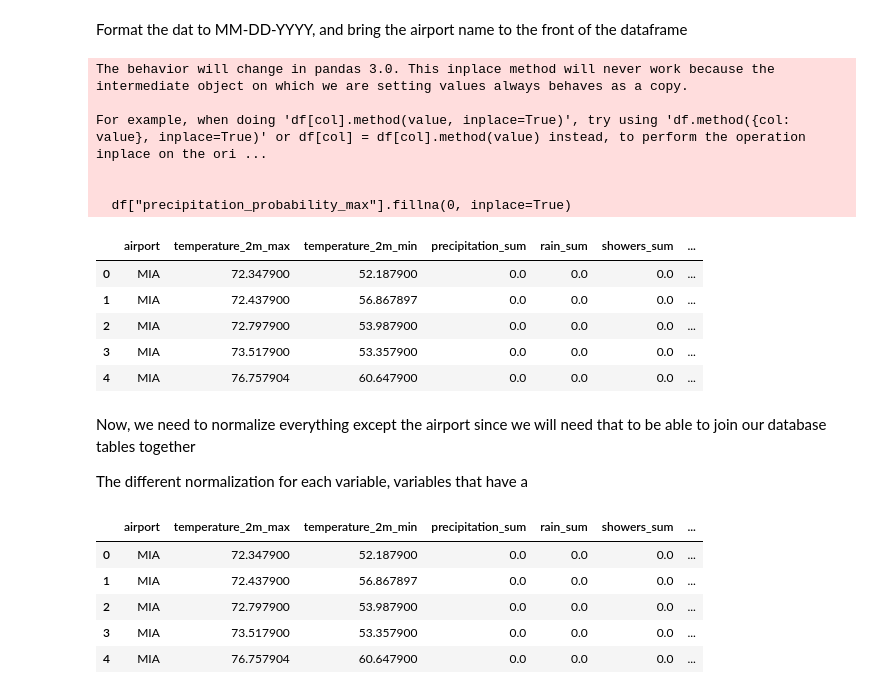
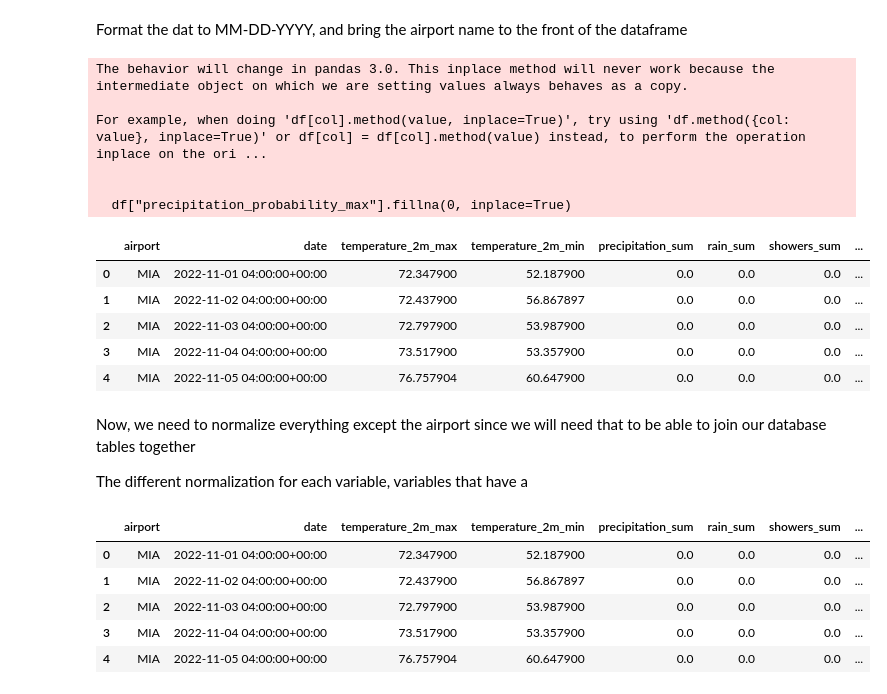
Before and after one commit to dylansaunders23/FlightDelays, a Jupyter notebook: weather/data_cleaning.ipynb, the cells around one changed output. Cells and saved outputs as stored; diff of their text form; code cells hidden in the pictures.

```diff
--- a/weather/data_cleaning.ipynb
+++ b/weather/data_cleaning.ipynb
@@ -22,29 +24,25 @@ df.head()
 Format the dat to MM-DD-YYYY, and bring the airport name to the front of the dataframe
 # %%
 df["date"] = pd.to_datetime(df["date"])
-df["month"] = df["date"].dt.month
-df["day"] = df["date"].dt.day
-df["year"] = df["date"].dt.year
-df["day_of_week"] = df["date"].dt.dayofweek
+df["formatted_date"] = df["date"].dt.strftime('%d-%m-%Y')
 
-df.drop(columns=["date"], inplace=True)
 
 df["precipitation_probability_max"].fillna(0, inplace=True)
 df = df[["airport"] + [col for col in df.columns if col != "airport"]]
 df.head()
 # %% [output]
 The behavior will change in pandas 3.0. This inplace method will never work because the intermediate object on which we are setting values always behaves as a copy.
 
 For example, when doing 'df[col].method(value, inplace=True)', try using 'df.method({col: value}, inplace=True)' or df[col] = df[col].method(value) instead, to perform the operation inplace on the ori ...
 
 
   df["precipitation_probability_max"].fillna(0, inplace=True)
-|  | airport | temperature_2m_max | temperature_2m_min | precipitation_sum | rain_sum | showers_sum | ... |
-| 0 | MIA | 72.347900 | 52.187900 | 0.0 | 0.0 | 0.0 | ... |
-| 1 | MIA | 72.437900 | 56.867897 | 0.0 | 0.0 | 0.0 | ... |
-| 2 | MIA | 72.797900 | 53.987900 | 0.0 | 0.0 | 0.0 | ... |
-| 3 | MIA | 73.517900 | 53.357900 | 0.0 | 0.0 | 0.0 | ... |
-| 4 | MIA | 76.757904 | 60.647900 | 0.0 | 0.0 | 0.0 | ... |
+|  | airport | date | temperature_2m_max | temperature_2m_min | precipitation_sum | rain_sum | showers_sum | ... |
+| 0 | MIA | 2022-11-01 04:00:00+00:00 | 72.347900 | 52.187900 | 0.0 | 0.0 | 0.0 | ... |
+| 1 | MIA | 2022-11-02 04:00:00+00:00 | 72.437900 | 56.867897 | 0.0 | 0.0 | 0.0 | ... |
+| 2 | MIA | 2022-11-03 04:00:00+00:00 | 72.797900 | 53.987900 | 0.0 | 0.0 | 0.0 | ... |
+| 3 | MIA | 2022-11-04 04:00:00+00:00 | 73.517900 | 53.357900 | 0.0 | 0.0 | 0.0 | ... |
+| 4 | MIA | 2022-11-05 04:00:00+00:00 | 76.757904 | 60.647900 | 0.0 | 0.0 | 0.0 | ... |
 # %% [markdown]
 Now, we need to normalize everything except the airport since we will need that to be able to join our database tables together
 
@@ -71,12 +69,12 @@ The different normalization for each variable, variables that have a
 # %%
 df.head()
 # %% [output]
-|  | airport | temperature_2m_max | temperature_2m_min | precipitation_sum | rain_sum | showers_sum | ... |
-| 0 | MIA | 72.347900 | 52.187900 | 0.0 | 0.0 | 0.0 | ... |
-| 1 | MIA | 72.437900 | 56.867897 | 0.0 | 0.0 | 0.0 | ... |
-| 2 | MIA | 72.797900 | 53.987900 | 0.0 | 0.0 | 0.0 | ... |
-| 3 | MIA | 73.517900 | 53.357900 | 0.0 | 0.0 | 0.0 | ... |
-| 4 | MIA | 76.757904 | 60.647900 | 0.0 | 0.0 | 0.0 | ... |
+|  | airport | date | temperature_2m_max | temperature_2m_min | precipitation_sum | rain_sum | showers_sum | ... |
+| 0 | MIA | 2022-11-01 04:00:00+00:00 | 72.347900 | 52.187900 | 0.0 | 0.0 | 0.0 | ... |
+| 1 | MIA | 2022-11-02 04:00:00+00:00 | 72.437900 | 56.867897 | 0.0 | 0.0 | 0.0 | ... |
+| 2 | MIA | 2022-11-03 04:00:00+00:00 | 72.797900 | 53.987900 | 0.0 | 0.0 | 0.0 | ... |
+| 3 | MIA | 2022-11-04 04:00:00+00:00 | 73.517900 | 53.357900 | 0.0 | 0.0 | 0.0 | ... |
+| 4 | MIA | 2022-11-05 04:00:00+00:00 | 76.757904 | 60.647900 | 0.0 | 0.0 | 0.0 | ... |
 # %%
 # Create (or connect to) an SQLite database
 db_name = "weather_data.db"  # Name of the database file
```
Also changed, not shown: parts of 4 cells of this notebook, 1 other file.
